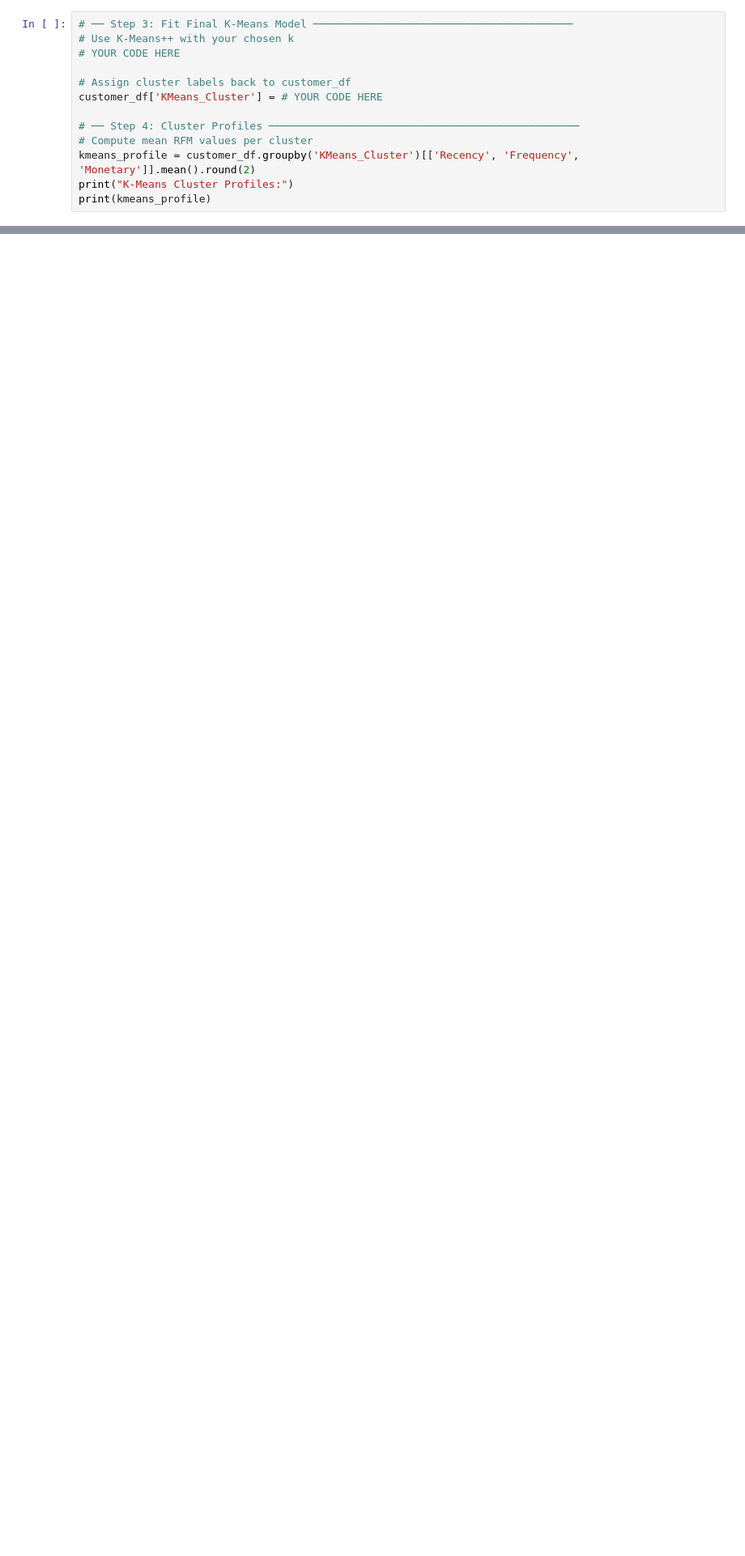
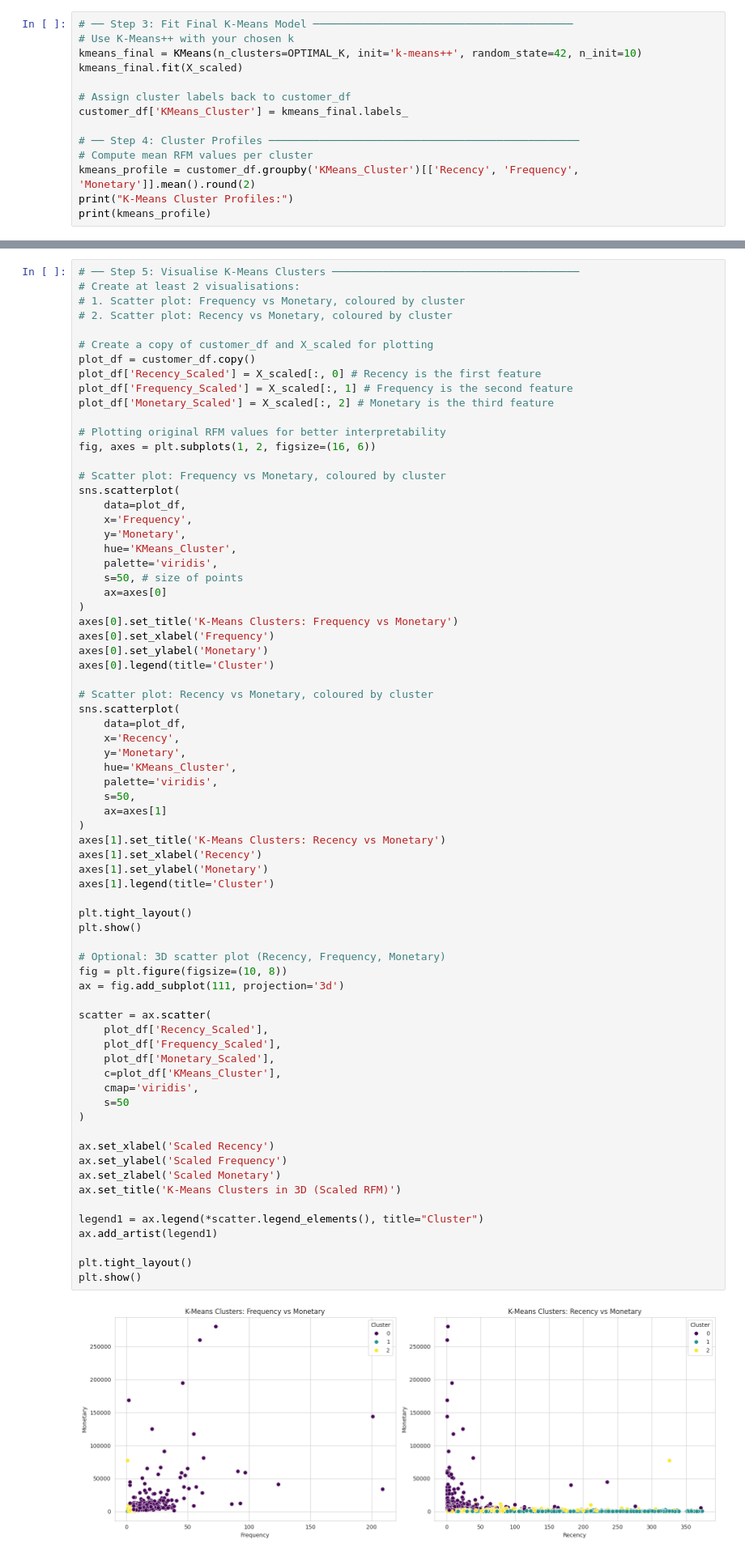
Before and after one commit to un1u3/ml-labs, a Jupyter notebook: fusemachines-2026/phase2/assignmet4/Week_7_Clustering_Assignment.ipynb, the cells around one changed output, grey strips where cells are left out. Shown at 81% size. Cells and saved outputs as stored; diff of their text form; blank space fills up the shorter version.

```diff
--- a/fusemachines-2026/phase2/assignmet4/Week_7_Clustering_Assignment.ipynb
+++ b/fusemachines-2026/phase2/assignmet4/Week_7_Clustering_Assignment.ipynb
@@ -360,10 +516,11 @@ print(f"K-Means++ std: {np.std(kmeanspp_inertias):.2f}")
 # %%
 # ── Step 3: Fit Final K-Means Model ─────────────────────────────────────────
 # Use K-Means++ with your chosen k
-# YOUR CODE HERE
+kmeans_final = KMeans(n_clusters=OPTIMAL_K, init='k-means++', random_state=42, n_init=10)
+kmeans_final.fit(X_scaled)
 
 # Assign cluster labels back to customer_df
-customer_df['KMeans_Cluster'] = # YOUR CODE HERE
+customer_df['KMeans_Cluster'] = kmeans_final.labels_
 
 # ── Step 4: Cluster Profiles ─────────────────────────────────────────────────
 # Compute mean RFM values per cluster
@@ -382,0 +537,73 @@ print(kmeans_profile)
+# %%
+# ── Step 5: Visualise K-Means Clusters ───────────────────────────────────────
+# Create at least 2 visualisations:
+# 1. Scatter plot: Frequency vs Monetary, coloured by cluster
+# 2. Scatter plot: Recency vs Monetary, coloured by cluster
+
+# Create a copy of customer_df and X_scaled for plotting
+plot_df = customer_df.copy()
+plot_df['Recency_Scaled'] = X_scaled[:, 0] # Recency is the first feature
+plot_df['Frequency_Scaled'] = X_scaled[:, 1] # Frequency is the second feature
+plot_df['Monetary_Scaled'] = X_scaled[:, 2] # Monetary is the third feature
+
+# Plotting original RFM values for better interpretability
+fig, axes = plt.subplots(1, 2, figsize=(16, 6))
+
+# Scatter plot: Frequency vs Monetary, coloured by cluster
+sns.scatterplot(
+    data=plot_df,
+    x='Frequency',
+    y='Monetary',
+    hue='KMeans_Cluster',
+    palette='viridis',
+    s=50, # size of points
+    ax=axes[0]
+)
+axes[0].set_title('K-Means Clusters: Frequency vs Monetary')
+axes[0].set_xlabel('Frequency')
+axes[0].set_ylabel('Monetary')
+axes[0].legend(title='Cluster')
+
+# Scatter plot: Recency vs Monetary, coloured by cluster
+sns.scatterplot(
+    data=plot_df,
+    x='Recency',
+    y='Monetary',
+    hue='KMeans_Cluster',
+    palette='viridis',
+    s=50,
+    ax=axes[1]
+)
+axes[1].set_title('K-Means Clusters: Recency vs Monetary')
+axes[1].set_xlabel('Recency')
+axes[1].set_ylabel('Monetary')
+axes[1].legend(title='Cluster')
+
+plt.tight_layout()
+plt.show()
+
+# Optional: 3D scatter plot (Recency, Frequency, Monetary)
+fig = plt.figure(figsize=(10, 8))
+ax = fig.add_subplot(111, projection='3d')
+
+scatter = ax.scatter(
+    plot_df['Recency_Scaled'],
+    plot_df['Frequency_Scaled'],
+    plot_df['Monetary_Scaled'],
+    c=plot_df['KMeans_Cluster'],
+    cmap='viridis',
+    s=50
+)
+
+ax.set_xlabel('Scaled Recency')
+ax.set_ylabel('Scaled Frequency')
+ax.set_zlabel('Scaled Monetary')
+ax.set_title('K-Means Clusters in 3D (Scaled RFM)')
+
+legend1 = ax.legend(*scatter.legend_elements(), title="Cluster")
+ax.add_artist(legend1)
+
+plt.tight_layout()
+plt.show()
+# %% [output]
+[figure, added]
```
Also changed, not shown: parts of 30 cells of this notebook.
